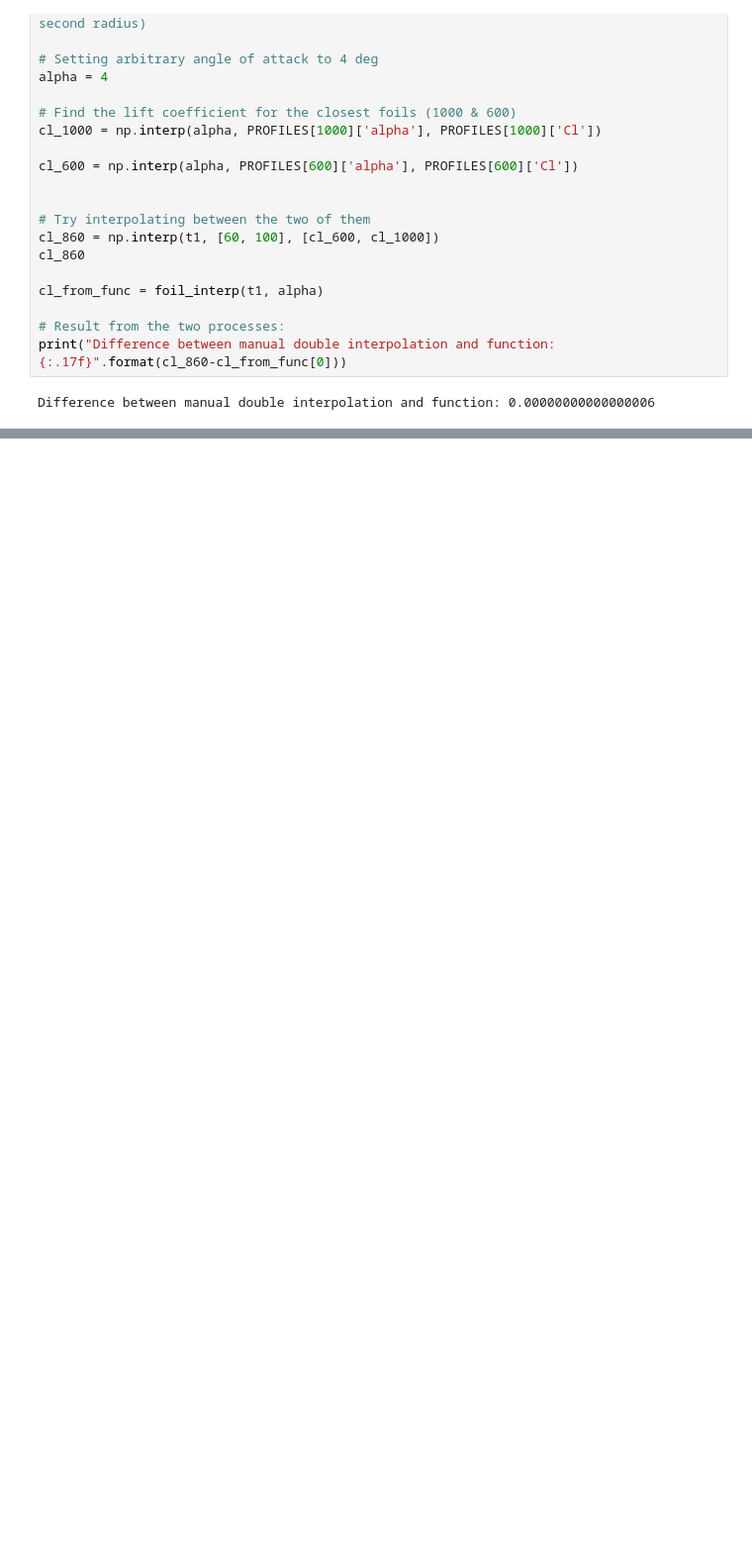
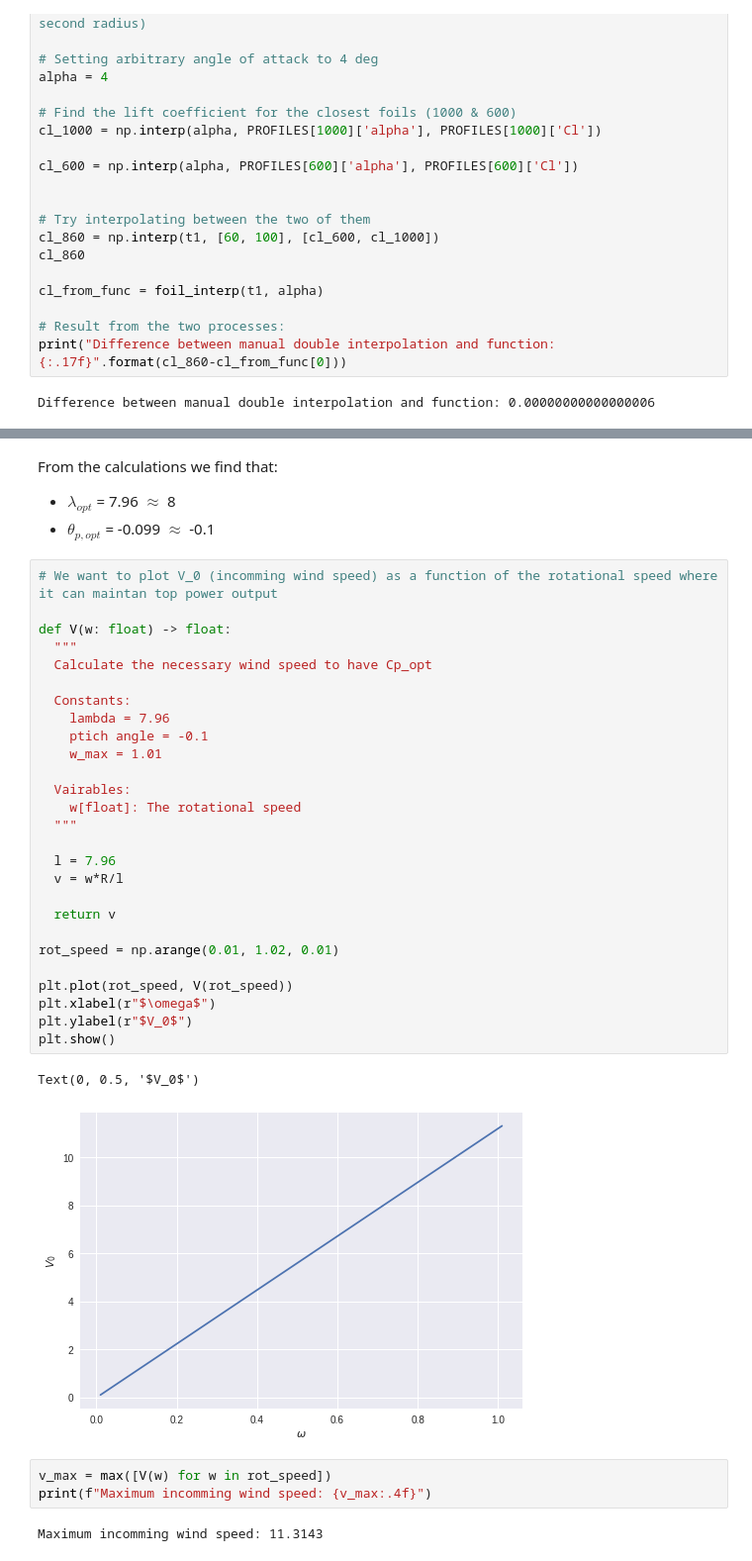
Before and after one commit to janerikhy/BEM, a Jupyter notebook: BEM.ipynb, the cells around one changed output, grey strips where cells are left out. Shown at 99% size. Cells and saved outputs as stored; diff of their text form; blank space fills up the shorter version.

```diff
--- a/BEM.ipynb
+++ b/BEM.ipynb
@@ -268,0 +328,42 @@ Difference between manual double interpolation and function: 0.00000000000000006
+# %% [markdown]
+From the calculations we find that:
+
+
+
+*   $\lambda_{opt}$ = 7.96 $\approx$ 8
+*   $\theta_{p, opt}$ = -0.099 $\approx$ -0.1
+# %%
+# We want to plot V_0 (incomming wind speed) as a function of the rotational speed where it can maintan top power output
+
+def V(w: float) -> float:
+  """
+  Calculate the necessary wind speed to have Cp_opt
+
+  Constants:
+    lambda = 7.96
+    ptich angle = -0.1
+    w_max = 1.01
+
+  Vairables:
+    w[float]: The rotational speed
+  """
+
+  l = 7.96
+  v = w*R/l
+
+  return v
+
+rot_speed = np.arange(0.01, 1.02, 0.01)
+
+plt.plot(rot_speed, V(rot_speed))
+plt.xlabel(r"$\omega$")
+plt.ylabel(r"$V_0$")
+plt.show()
+# %% [output]
+Text(0, 0.5, '$V_0$')
+[figure, added]
+# %%
+v_max = max([V(w) for w in rot_speed])
+print(f"Maximum incomming wind speed: {v_max:.4f}")
+# %% [output]
+Maximum incomming wind speed: 11.3143
```
Also changed, not shown: parts of 11 cells of this notebook.
